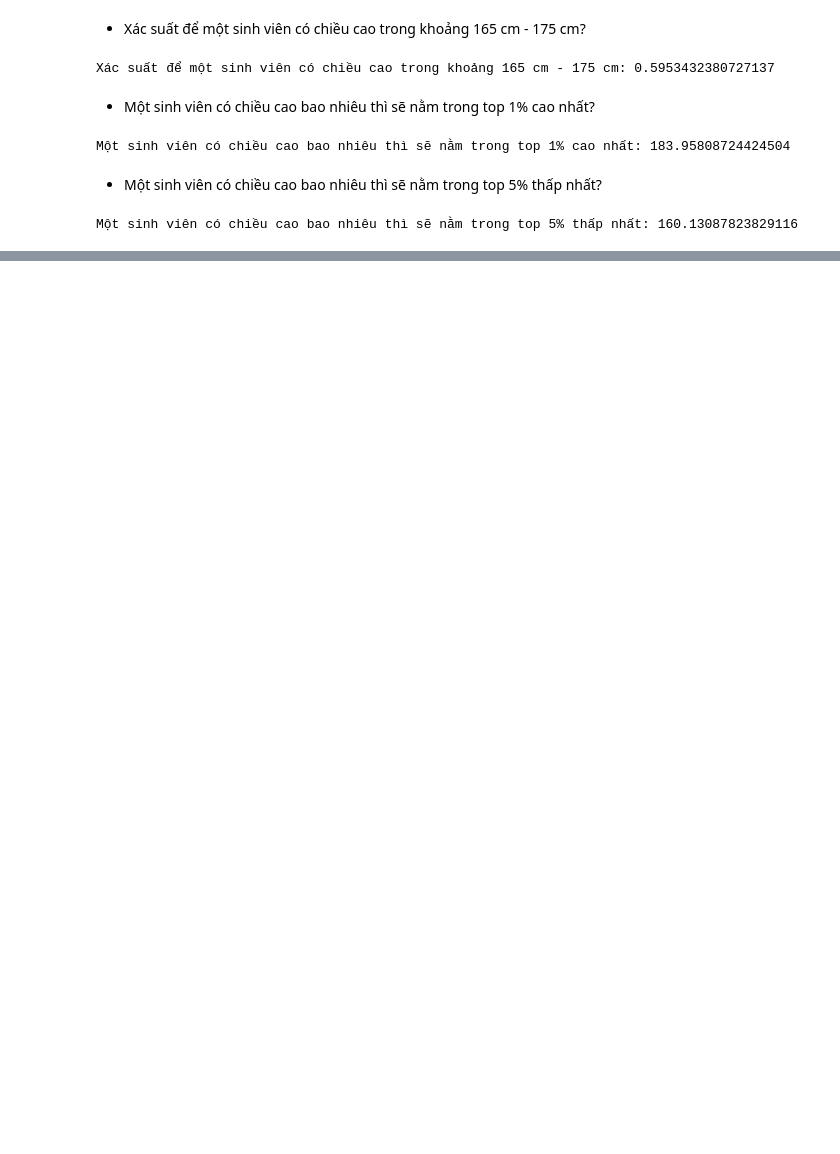
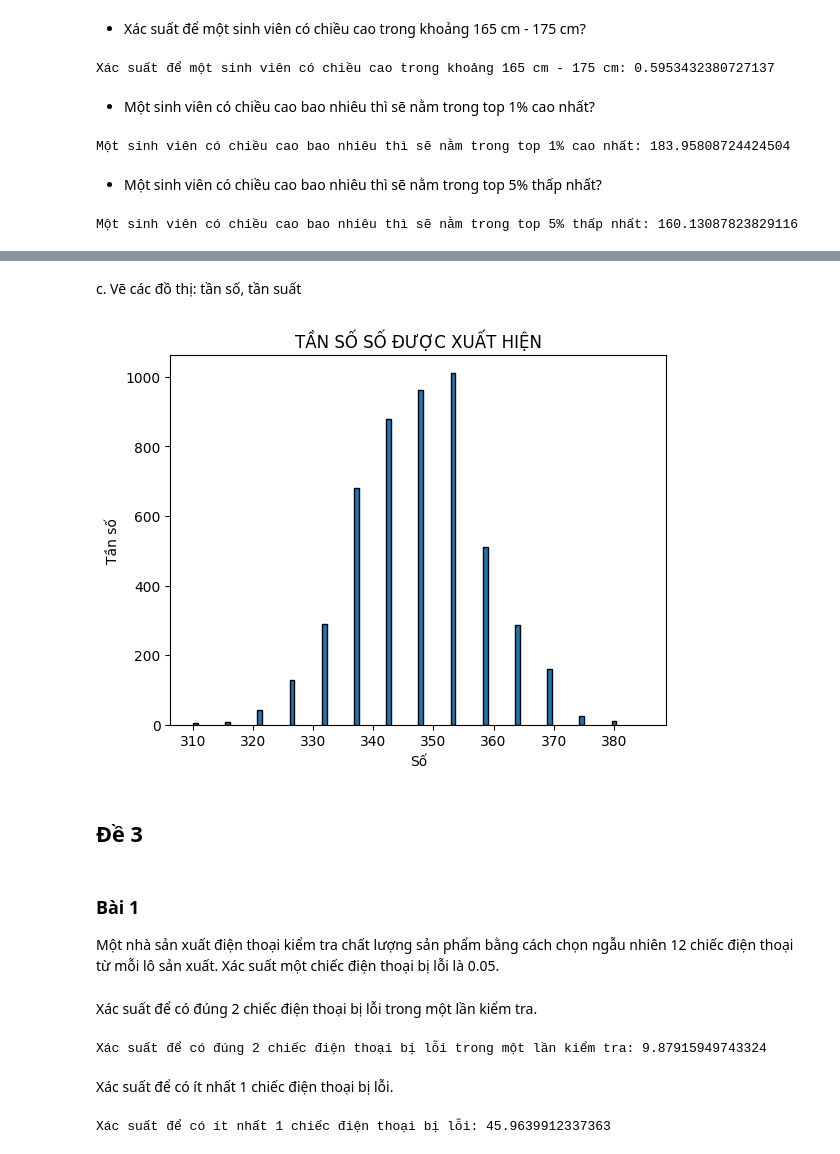
Before and after one commit to HuynhDucPhu2502/Data-Analysis-Learning-Projects, a Jupyter notebook: Computational Statistics and Applications/Exercise/GK/Solution - Distribution .ipynb, the cells around one changed output, grey strips where cells are left out. Drawn from its saved outputs; the diff is of its cells as text; code cells hidden in the pictures; blank space fills up the shorter version.

```diff
--- a/Computational Statistics and Applications/Exercise/GK/Solution - Distribution .ipynb
+++ b/Computational Statistics and Applications/Exercise/GK/Solution - Distribution .ipynb
@@ -270,0 +433,19 @@ Một sinh viên có chiều cao bao nhiêu thì sẽ nằm trong top 5% thấp
+# %% [markdown]
+
+c. Vẽ các đồ thị: tần số, tần suất
+# %%
+bins = int(np.ceil(np.log2(len(binom_data)) + 1))
+plt.hist(binom_data, bins=bins, edgecolor="black", width=0.8)
+
+plt.xlabel('Số')
+plt.ylabel('Tần số')
+plt.title('TẦN SỐ SỐ ĐƯỢC XUẤT HIỆN')
+
+plt.show()
+# %% [output]
+[figure, added]
+# %% [markdown]
+## Đề 3
+# %% [markdown]
+### Bài 1
+Một nhà sản xuất điện thoại kiểm tra chất lượng sản phẩm bằng cách chọn ngẫu nhiên 12 chiếc điện thoại từ mỗi lô sản xuất. Xác suất một chiếc điện thoại bị lỗi là 0.05.
@@ -270,0 +454,12 @@ Một sinh viên có chiều cao bao nhiêu thì sẽ nằm trong top 5% thấp
+# %% [markdown]
+Xác suất để có đúng 2 chiếc điện thoại bị lỗi trong một lần kiểm tra.
+# %%
+print("Xác suất để có đúng 2 chiếc điện thoại bị lỗi trong một lần kiểm tra:", binom.pmf(2, n, p) * 100)
+# %% [output]
+Xác suất để có đúng 2 chiếc điện thoại bị lỗi trong một lần kiểm tra: 9.87915949743324
+# %% [markdown]
+Xác suất để có ít nhất 1 chiếc điện thoại bị lỗi.
+# %%
+print("Xác suất để có ít nhất 1 chiếc điện thoại bị lỗi:", binom.sf(0, n, p) * 100)
+# %% [output]
+Xác suất để có ít nhất 1 chiếc điện thoại bị lỗi: 45.9639912337363
```
Also changed, not shown: parts of 66 cells of this notebook, 5 other files.
